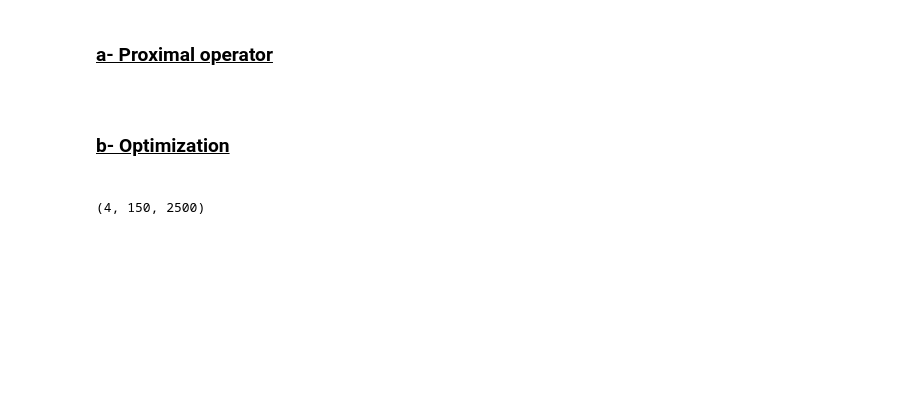
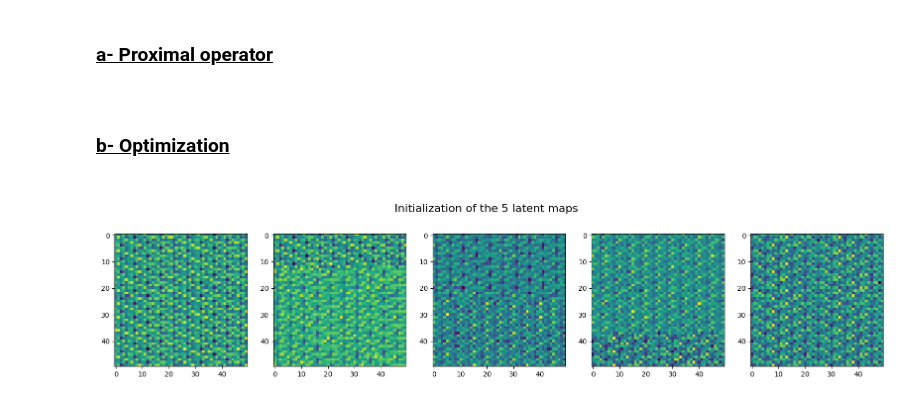
Before and after one commit to EmmaGau/project-mva-time-series, a Jupyter notebook: optimization.ipynb, the cells around one changed output. Drawn from its saved outputs; the diff is of its cells as text; code cells hidden in the pictures; blank space fills up the shorter version.

```diff
--- a/optimization.ipynb
+++ b/optimization.ipynb
@@ -136,9 +44,31 @@ def algorithm(Ys,V, k, mu, lambda_r, max_iter=1000, tolerance=1e-4):
-# %%
-import numpy
-Ys = numpy.load('synthetic_data.npy')
-Ys.shape
-
-Ys = Ys.reshape(4, 150, -1)
-Ys.shape
-# %% [output]
-(4, 150, 2500)
+# %%
+def get_init_V(data_fmri: np.ndarray, n_components: int) -> np.ndarray:
+    S, n, p1, _ = data_fmri.shape
+    p = p1 ** 2
+    X = data_fmri.reshape(p, S*n)
+    transformer = FastICA(n_components=n_components, random_state=0, whiten='unit-variance')
+    X_transformed = transformer.fit_transform(X)
+    X_transformed = X_transformed.reshape(n_components, p1,p1)# need to be size ( n_components,p1,p1)
+    return X_transformed
+
+def plot_latent_maps(V: np.ndarray) -> None:
+    k = V.shape[0]
+    fig, ax = plt.subplots(1, k, figsize=(20, 4))
+    fig.suptitle(f'Initialization of the {k} latent maps', fontsize=16)
+    for i in range(k):
+        ax[i].imshow(V[i, :,:])
+    fig.show()
+
+def read_fmri(path: str) -> np.ndarray:
+    data_fmri = numpy.load(path)
+    S,n,_,_ =data_fmri.shape
+    Ys = data_fmri.reshape(S, n, -1) # need to be of (S,n,p)
+    return Ys
+
+n_components = 5
+V = get_init_V(data_fmri,n_components)
+
+plot_latent_maps(V)
+Ys = read_fmri("synthetic_data.npy")
+# %% [output]
+[figure, added]
```
Also changed, not shown: parts of 11 cells of this notebook, 1 other file.
